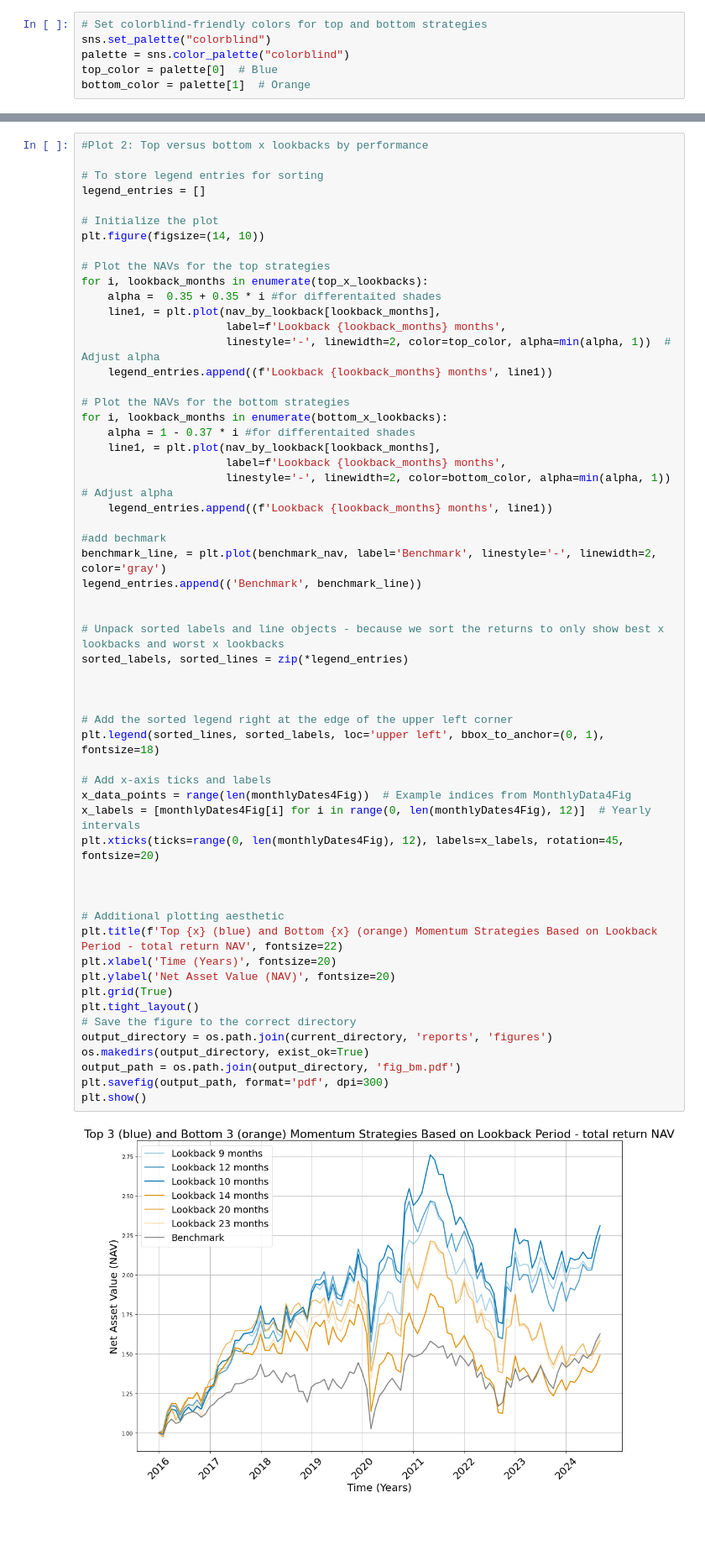
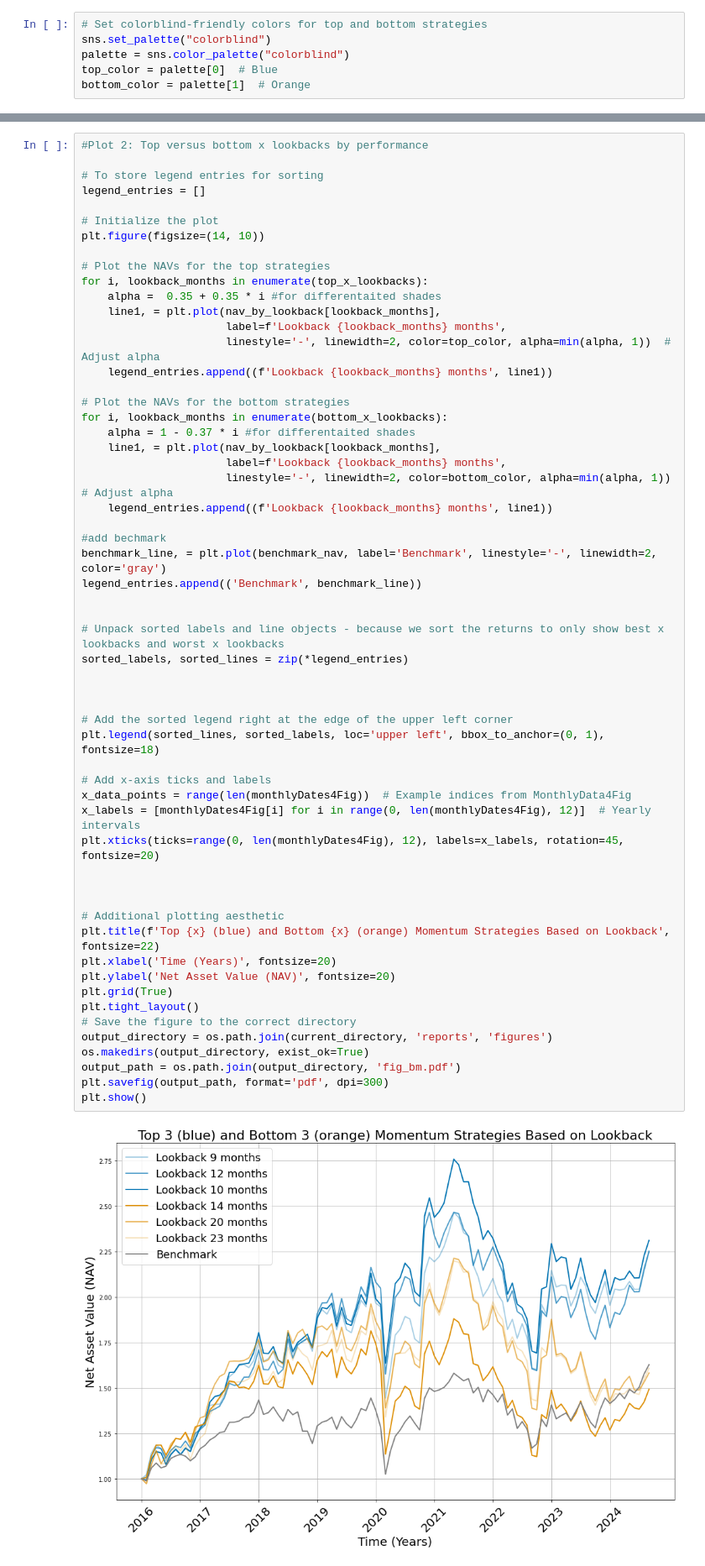
Before and after one commit to thomas0345/project_momentum, a Jupyter notebook: momentum_notebook.ipynb, the cells around one changed output, grey strips where cells are left out. Shown at 84% size. Cells and saved outputs as stored; diff of their text form; blank space fills up the shorter version.

```diff
--- a/momentum_notebook.ipynb
+++ b/momentum_notebook.ipynb
@@ -715,35 +715,35 @@ benchmark_line, = plt.plot(benchmark_nav, label='Benchmark', linestyle='-', line
 legend_entries.append(('Benchmark', benchmark_line))
 
 
 # Unpack sorted labels and line objects - because we sort the returns to only show best x lookbacks and worst x lookbacks
 sorted_labels, sorted_lines = zip(*legend_entries)
 
 
 
 # Add the sorted legend right at the edge of the upper left corner
 plt.legend(sorted_lines, sorted_labels, loc='upper left', bbox_to_anchor=(0, 1), fontsize=18)
 
 # Add x-axis ticks and labels
 x_data_points = range(len(monthlyDates4Fig))  # Example indices from MonthlyData4Fig
 x_labels = [monthlyDates4Fig[i] for i in range(0, len(monthlyDates4Fig), 12)]  # Yearly intervals
 plt.xticks(ticks=range(0, len(monthlyDates4Fig), 12), labels=x_labels, rotation=45, fontsize=20)
 
 
 
 # Additional plotting aesthetic
-plt.title(f'Top {x} (blue) and Bottom {x} (orange) Momentum Strategies Based on Lookback Period - total return NAV', fontsize=22)
+plt.title(f'Top {x} (blue) and Bottom {x} (orange) Momentum Strategies Based on Lookback', fontsize=22)
 plt.xlabel('Time (Years)', fontsize=20)
 plt.ylabel('Net Asset Value (NAV)', fontsize=20)
 plt.grid(True)
 plt.tight_layout()
 # Save the figure to the correct directory
 output_directory = os.path.join(current_directory, 'reports', 'figures')
 os.makedirs(output_directory, exist_ok=True)
 output_path = os.path.join(output_directory, 'fig_bm.pdf')
 plt.savefig(output_path, format='pdf', dpi=300)
 plt.show()
 # %% [output]
-[figure, old version]
+[figure, new version]
 # %% [markdown]
 ## Interactive Plot
 We use dash and plotly in order to present a nicely editable plot, in order to investigate and compare the different lookback strategies.\
```
Also changed, not shown: parts of 8 cells of this notebook, 5 other files.
